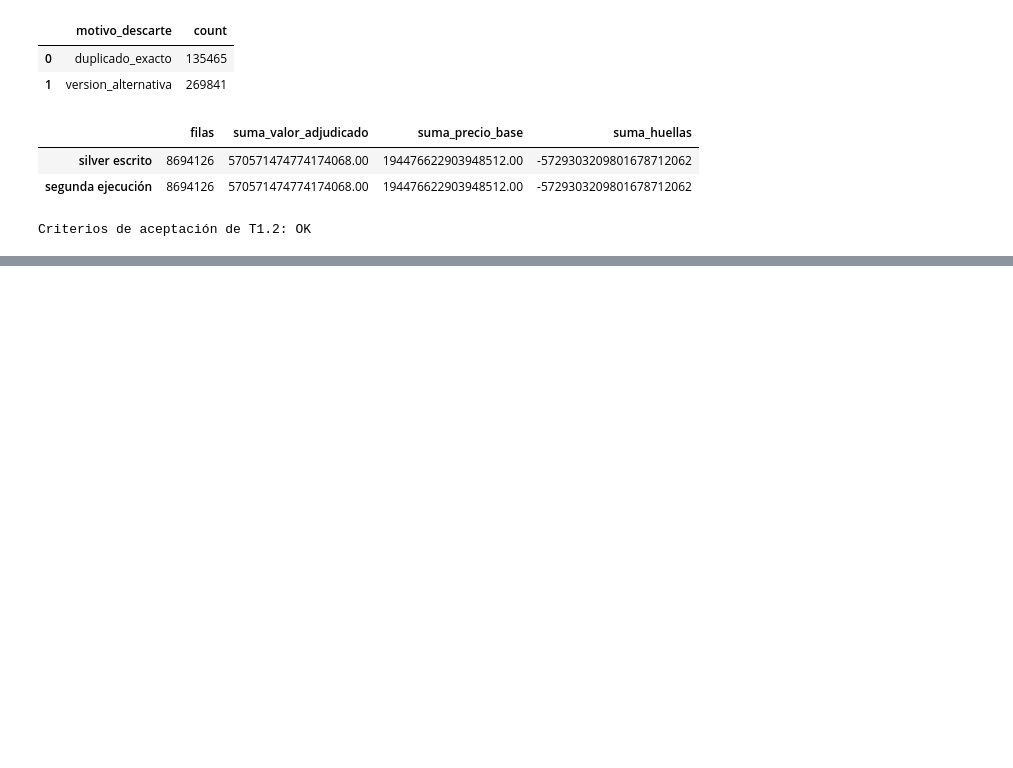
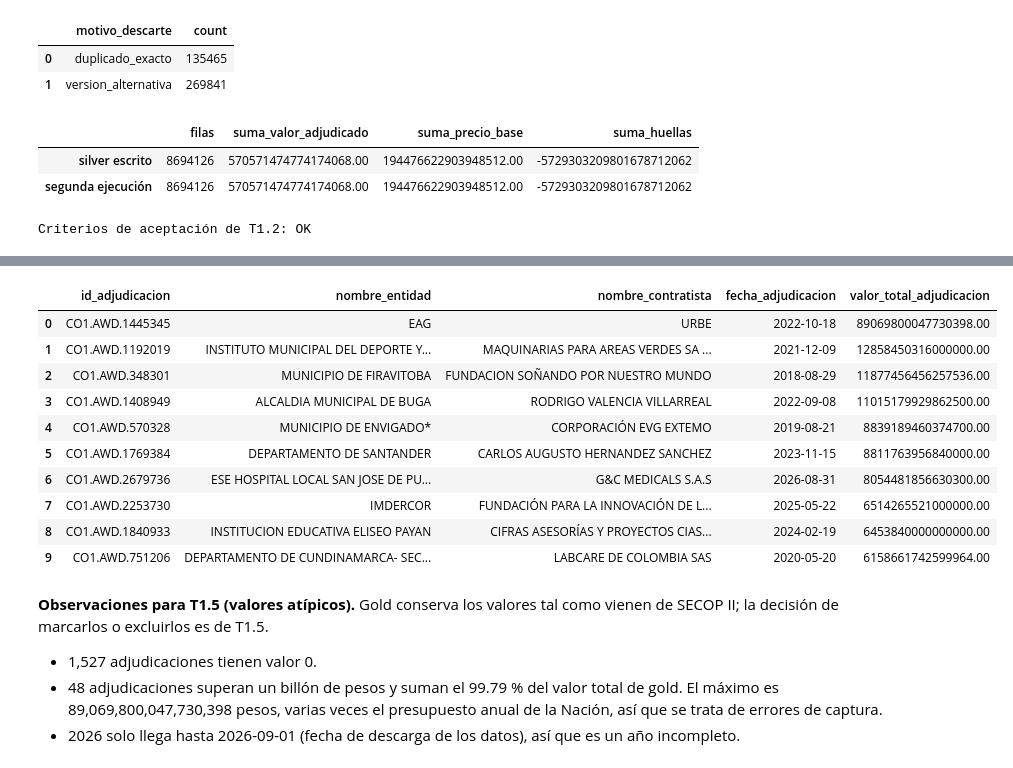
Before and after one commit to PalomaresJonatan13/pamd-secop, a Jupyter notebook: notebooks/04_corte3_silver_gold.ipynb, the cells around one changed output, grey strips where cells are left out. Saved outputs shown, nothing was run; the diff lists cells and outputs as text; code cells hidden in the pictures; blank space fills up the shorter version.

```diff
--- a/notebooks/04_corte3_silver_gold.ipynb
+++ b/notebooks/04_corte3_silver_gold.ipynb
@@ -499,0 +691,34 @@ Criterios de aceptación de T1.2: OK
+# %%
+# T1.3 · Observaciones para T1.5: valores atípicos en gold (no se modifican aquí)
+mayores = gold.orderBy(F.desc("valor_total_adjudicacion")).select(
+    "id_adjudicacion", "nombre_entidad", "nombre_contratista", "fecha_adjudicacion", "valor_total_adjudicacion"
+).limit(10).collect()
+display(pd.DataFrame([r.asDict() for r in mayores]))
+
+umbral_billon = 10**12  # un billón de pesos
+sobre_umbral = gold.filter(F.col("valor_total_adjudicacion") > umbral_billon).agg(
+    F.count("*").alias("n"), F.sum("valor_total_adjudicacion").alias("suma")).first()
+total_gold = gold.agg(F.sum("valor_total_adjudicacion")).first()[0]
+display(Markdown(f"""
+**Observaciones para T1.5 (valores atípicos).** Gold conserva los valores tal como vienen de SECOP II; la decisión de marcarlos o excluirlos es de T1.5.
+- {rangos['valores_en_cero']:,} adjudicaciones tienen valor 0.
+- {sobre_umbral['n']:,} adjudicaciones superan un billón de pesos y suman el {100 * sobre_umbral['suma'] / total_gold:.2f} % del valor total de gold. El máximo es {rangos['valor_maximo']:,.0f} pesos, varias veces el presupuesto anual de la Nación, así que se trata de errores de captura.
+- 2026 solo llega hasta {rangos['fecha_maxima']} (fecha de descarga de los datos), así que es un año incompleto.
+"""))
+# %% [output]
+|  | id_adjudicacion | nombre_entidad | nombre_contratista | fecha_adjudicacion | valor_total_adjudicacion |
+| 0 | CO1.AWD.1445345 | EAG | URBE | 2022-10-18 | 89069800047730398.00 |
+| 1 | CO1.AWD.1192019 | INSTITUTO MUNICIPAL DEL DEPORTE Y... | MAQUINARIAS PARA AREAS VERDES SA ... | 2021-12-09 | 12858450316000000.00 |
+| 2 | CO1.AWD.348301 | MUNICIPIO DE FIRAVITOBA | FUNDACION SOÑANDO POR NUESTRO MUNDO | 2018-08-29 | 11877456456257536.00 |
+| 3 | CO1.AWD.1408949 | ALCALDIA MUNICIPAL DE BUGA | RODRIGO VALENCIA VILLARREAL | 2022-09-08 | 11015179929862500.00 |
+| 4 | CO1.AWD.570328 | MUNICIPIO DE ENVIGADO* | CORPORACIÓN EVG EXTEMO | 2019-08-21 | 8839189460374700.00 |
+| 5 | CO1.AWD.1769384 | DEPARTAMENTO DE SANTANDER | CARLOS AUGUSTO HERNANDEZ SANCHEZ | 2023-11-15 | 8811763956840000.00 |
+| 6 | CO1.AWD.2679736 | ESE HOSPITAL LOCAL SAN JOSE DE PU... | G&C MEDICALS S.A.S | 2026-08-31 | 8054481856630300.00 |
+| 7 | CO1.AWD.2253730 | IMDERCOR | FUNDACIÓN PARA LA INNOVACIÓN DE L... | 2025-05-22 | 6514265521000000.00 |
+| 8 | CO1.AWD.1840933 | INSTITUCION EDUCATIVA ELISEO PAYAN | CIFRAS ASESORÍAS Y PROYECTOS CIAS... | 2024-02-19 | 6453840000000000.00 |
+| 9 | CO1.AWD.751206 | DEPARTAMENTO DE CUNDINAMARCA- SEC... | LABCARE DE COLOMBIA SAS | 2020-05-20 | 6158661742599964.00 |
+
+**Observaciones para T1.5 (valores atípicos).** Gold conserva los valores tal como vienen de SECOP II; la decisión de marcarlos o excluirlos es de T1.5.
+- 1,527 adjudicaciones tienen valor 0.
+- 48 adjudicaciones superan un billón de pesos y suman el 99.79 % del valor total de gold. El máximo es 89,069,800,047,730,398 pesos, varias veces el presupuesto anual de la Nación, así que se trata de errores de captura.
+- 2026 solo llega hasta 2026-09-01 (fecha de descarga de los datos), así que es un año incompleto.
```
Also changed, not shown: parts of 10 cells of this notebook, 2 other files.
